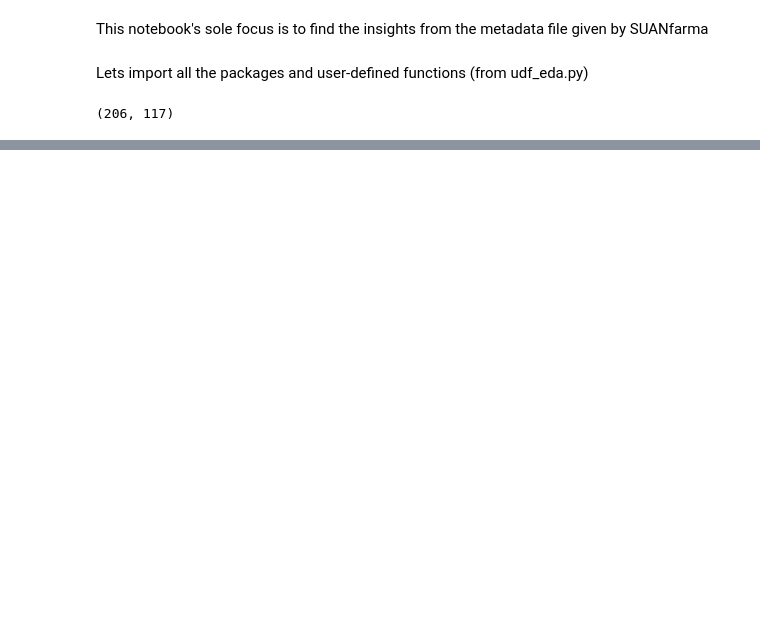
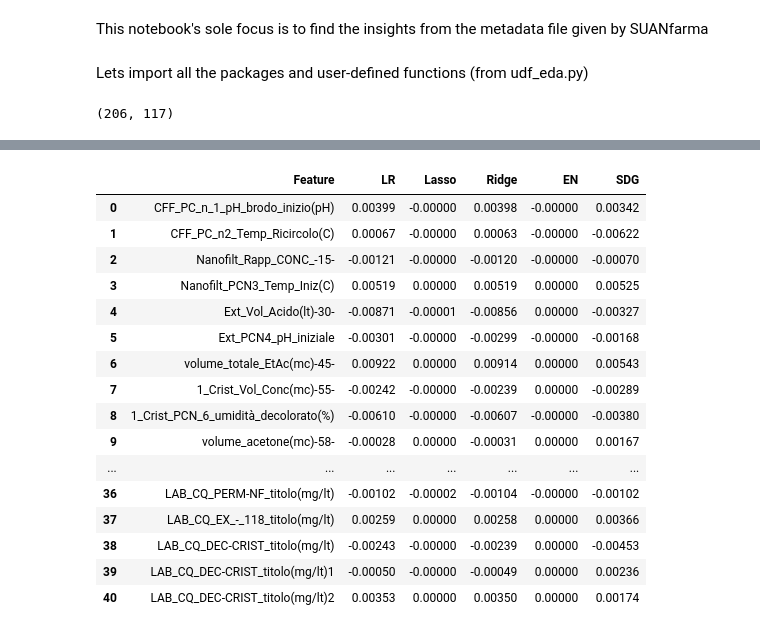
Before and after one commit to xsolinsx/ai-challenge-suanfarma, a Jupyter notebook: nagesh_kommuri/notebooks/eda_metadata.ipynb, the cells around one changed output, grey strips where cells are left out. Saved outputs shown, nothing was run; the diff lists cells and outputs as text; code cells hidden in the pictures; blank space fills up the shorter version.

```diff
--- a/nagesh_kommuri/notebooks/eda_metadata.ipynb
+++ b/nagesh_kommuri/notebooks/eda_metadata.ipynb
@@ -57,0 +109,5 @@ udf.plot_corr(df, 50)
+# %%
+categorical = df.columns[(df.dtypes.values != np.dtype('float64'))]
+x_train = df[df.columns[~df.columns.isin(categorical)]]
+x_train = x_train[x_train.columns[~x_train.columns.isin(['result'])]]
+y_train = df.result
@@ -57,0 +186,13 @@ udf.plot_corr(df, 50)
+# %%
+reg_SDG = SGDRegressor(max_iter=1000, tol=1e-3,fit_intercept= True, random_state= 1234)
+pipe_reg_SDG = Pipeline(
+    [
+        ("std_scaler", StandardScaler()),
+        ("regressor", reg_SDG),
+    ]
+)
+pipe_reg_SDG.fit(x_train, y_train)
+
+print('Coefficients: \n',pipe_reg_SDG.named_steps["regressor"].coef_.flatten())
+print('Intercept: ',pipe_reg_SDG.named_steps["regressor"].intercept_)
+print('R- Squared:', pipe_reg_SDG.score(x_train, y_train))
@@ -57,0 +210,13 @@ udf.plot_corr(df, 50)
+# %%
+reg_LR = LinearRegression()
+pipe_reg_LR = Pipeline(
+    [
+        ("std_scaler", StandardScaler()),
+        ("regressor", reg_LR),
+    ]
+)
+pipe_reg_LR.fit(x_train, y_train)
+
+print('Coefficients: \n',pipe_reg_LR.named_steps["regressor"].coef_.flatten())
+print('Intercept: ',pipe_reg_LR.named_steps["regressor"].intercept_)
+print('R- Squared:', pipe_reg_LR.score(x_train, y_train))
@@ -57,0 +234,29 @@ udf.plot_corr(df, 50)
+# %%
+
+coeff = pd.DataFrame(list(zip(
+            x_train.columns,
+            pipe_reg_LR.named_steps["regressor"].coef_.flatten(),
+            pipe_reg_Lasso.named_steps["regressor"].coef_.flatten(),
+            pipe_reg_Ridge.named_steps["regressor"].coef_.flatten(),
+            pipe_reg_EN.named_steps["regressor"].coef_.flatten(),
+            pipe_reg_SDG.named_steps["regressor"].coef_.flatten()
+            )), columns = ['Feature', 'LR', 'Lasso', 'Ridge', 'EN', 'SDG'])
+coeff
+# %% [output]
+|  | Feature | LR | Lasso | Ridge | EN | SDG |
+| 0 | CFF_PC_n_1_pH_brodo_inizio(pH) | 0.00399 | -0.00000 | 0.00398 | -0.00000 | 0.00342 |
+| 1 | CFF_PC_n2_Temp_Ricircolo(C) | 0.00067 | -0.00000 | 0.00063 | -0.00000 | -0.00622 |
+| 2 | Nanofilt_Rapp_CONC_-15- | -0.00121 | -0.00000 | -0.00120 | -0.00000 | -0.00070 |
+| 3 | Nanofilt_PCN3_Temp_Iniz(C) | 0.00519 | 0.00000 | 0.00519 | 0.00000 | 0.00525 |
+| 4 | Ext_Vol_Acido(lt)-30- | -0.00871 | -0.00001 | -0.00856 | 0.00000 | -0.00327 |
+| 5 | Ext_PCN4_pH_iniziale | -0.00301 | -0.00000 | -0.00299 | -0.00000 | -0.00168 |
+| 6 | volume_totale_EtAc(mc)-45- | 0.00922 | 0.00000 | 0.00914 | 0.00000 | 0.00543 |
+| 7 | 1_Crist_Vol_Conc(mc)-55- | -0.00242 | -0.00000 | -0.00239 | 0.00000 | -0.00289 |
+| 8 | 1_Crist_PCN_6_umidità_decolorato(%) | -0.00610 | -0.00000 | -0.00607 | -0.00000 | -0.00380 |
+| 9 | volume_acetone(mc)-58- | -0.00028 | 0.00000 | -0.00031 | 0.00000 | 0.00167 |
+| ... | ... | ... | ... | ... | ... | ... |
+| 36 | LAB_CQ_PERM-NF_titolo(mg/lt) | -0.00102 | -0.00002 | -0.00104 | -0.00000 | -0.00102 |
+| 37 | LAB_CQ_EX_-_118_titolo(mg/lt) | 0.00259 | 0.00000 | 0.00258 | 0.00000 | 0.00366 |
+| 38 | LAB_CQ_DEC-CRIST_titolo(mg/lt) | -0.00243 | -0.00000 | -0.00239 | 0.00000 | -0.00453 |
+| 39 | LAB_CQ_DEC-CRIST_titolo(mg/lt)1 | -0.00050 | -0.00000 | -0.00049 | 0.00000 | 0.00236 |
+| 40 | LAB_CQ_DEC-CRIST_titolo(mg/lt)2 | 0.00353 | 0.00000 | 0.00350 | 0.00000 | 0.00174 |
```
Also changed, not shown: parts of 15 cells of this notebook, 1 other file.
